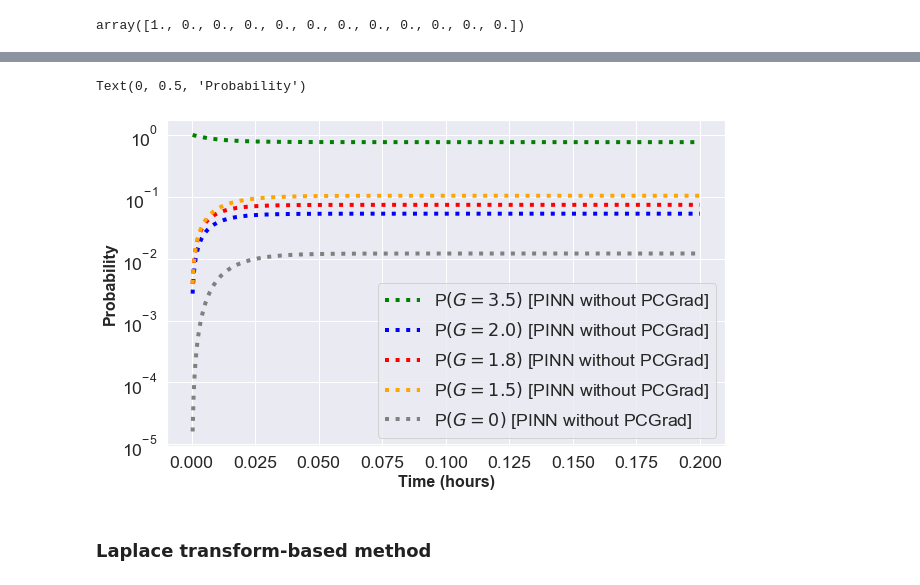
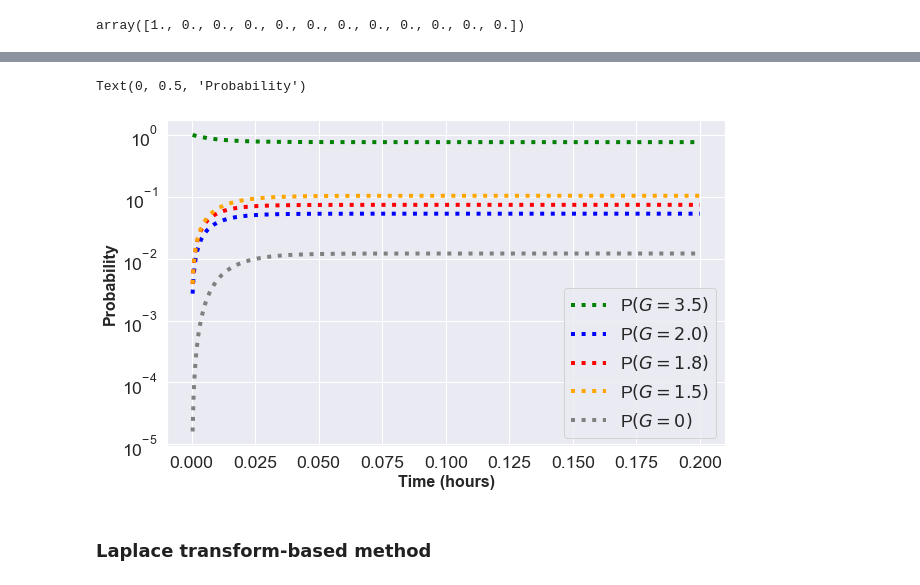
Before and after one commit to zxgcqupt/PINNs4SRA, a Jupyter notebook: medium_homogeneous_CTMC/Analytical_solution_for_medium_homo_CTMC_reliability_analysis.ipynb, the cells around one changed output, grey strips where cells are left out. Drawn from its saved outputs; the diff is of its cells as text; code cells hidden in the pictures.

Commit message:
Update the figure legends for analytical solutions

```diff
--- a/medium_homogeneous_CTMC/Analytical_solution_for_medium_homo_CTMC_reliability_analysis.ipynb
+++ b/medium_homogeneous_CTMC/Analytical_solution_for_medium_homo_CTMC_reliability_analysis.ipynb
@@ -145,22 +145,22 @@ exact_solution_eigen_vectors_df.head()
 # %%
 plt.figure(figsize=(10, 6))
 sns.lineplot(x = x_star.flatten(), y = exact_solution_eigen_vectors_df['system_3.5'],
-             label = r'P$\left(G=3.5 \right)$ [PINN without PCGrad]', linewidth = 4, color = 'green', linestyle='dotted')
+             label = r'P$\left(G=3.5 \right)$', linewidth = 4, color = 'green', linestyle='dotted')
 sns.lineplot(x = x_star.flatten(), y = exact_solution_eigen_vectors_df['system_2.0'],
-             label = r'P$\left(G=2.0 \right)$ [PINN without PCGrad]', linewidth = 4, color = 'blue', linestyle='dotted')
+             label = r'P$\left(G=2.0 \right)$', linewidth = 4, color = 'blue', linestyle='dotted')
 sns.lineplot(x = x_star.flatten(), y = exact_solution_eigen_vectors_df['system_1.8'],
-             label = r'P$\left(G=1.8 \right)$ [PINN without PCGrad]', linewidth = 4, color = 'red', linestyle='dotted')
+             label = r'P$\left(G=1.8 \right)$', linewidth = 4, color = 'red', linestyle='dotted')
 sns.lineplot(x = x_star.flatten(), y = exact_solution_eigen_vectors_df['system_1.5'],
-             label = r'P$\left(G=1.5 \right)$ [PINN without PCGrad]', linewidth = 4, color = 'orange', linestyle='dotted')
+             label = r'P$\left(G=1.5 \right)$', linewidth = 4, color = 'orange', linestyle='dotted')
 sns.lineplot(x = x_star.flatten(), y = exact_solution_eigen_vectors_df['system_0'],
-             label = r'P$\left(G=0 \right)$ [PINN without PCGrad]', linewidth = 4, color = 'gray', linestyle='dotted')
+             label = r'P$\left(G=0 \right)$', linewidth = 4, color = 'gray', linestyle='dotted')
 
 plt.yscale('log')
 plt.xlabel("Time (hours)", fontdict=dict(weight='bold'), fontsize=16)
 plt.ylabel("Probability", fontdict=dict(weight='bold'), fontsize=16)
 # %% [output]
 Text(0, 0.5, 'Probability')
-[figure, old version]
+[figure, new version]
 # %% [markdown]
 ### Laplace transform-based method
 # %%
```
Also changed, not shown: parts of 4 cells of this notebook.
